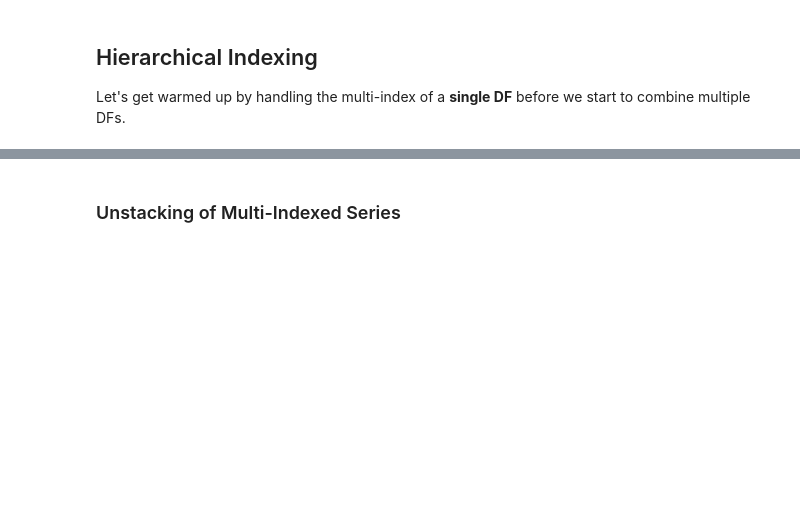
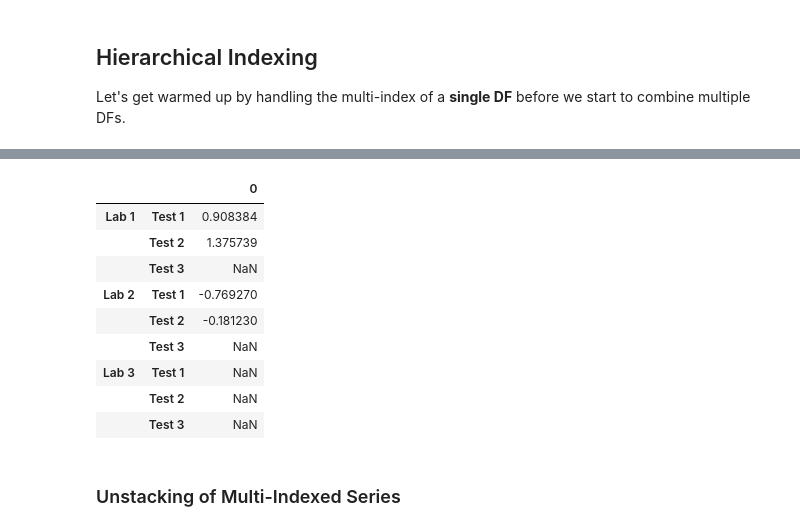
Before and after one commit to weihua77/Data_Science_Daily, a Jupyter notebook: I_Data_Wrangling_Python/3_Combining_and_Reshaping_Data.ipynb, the cells around one changed output, grey strips where cells are left out. Cells and saved outputs as stored; diff of their text form; code cells hidden in the pictures; blank space fills up the shorter version.

```diff
--- a/I_Data_Wrangling_Python/3_Combining_and_Reshaping_Data.ipynb
+++ b/I_Data_Wrangling_Python/3_Combining_and_Reshaping_Data.ipynb
@@ -30,0 +34,7 @@ Let's get warmed up by handling the multi-index of a **single DF** before we sta
+# %%
+# from arrays
+df1 = pd.DataFrame(np.random.randn(2), index=pd.MultiIndex.from_arrays([['Lab 1', 'Lab 2'], ['Test 1', 'Test 2']]) )
+df1
+# from product
+df2 = pd.DataFrame(np.random.randn(4), index=pd.MultiIndex.from_product([['Lab 1', 'Lab 2'], ['Test 1', 'Test 2']]) )
+df2
@@ -31,3 +50,17 @@ Let's get warmed up by handling the multi-index of a **single DF** before we sta
+# %%
+df2.reindex(pd.MultiIndex.from_product([['Lab 1', 'Lab 2', 'Lab 3'],
+                                        ['Test 1', 'Test 2', 'Test 3']]), fill_value=np.nan)
+# %% [output]
+|  |  | 0 |
+| Lab 1 | Test 1 | 0.908384 |
+|  | Test 2 | 1.375739 |
+|  | Test 3 | NaN |
+| Lab 2 | Test 1 | -0.769270 |
+|  | Test 2 | -0.181230 |
+|  | Test 3 | NaN |
+| Lab 3 | Test 1 | NaN |
+|  | Test 2 | NaN |
+|  | Test 3 | NaN |
 # %% [markdown]
 ### Unstacking of Multi-Indexed Series
 # %%
```
Also changed, not shown: parts of 5 cells of this notebook, 1 other file.
